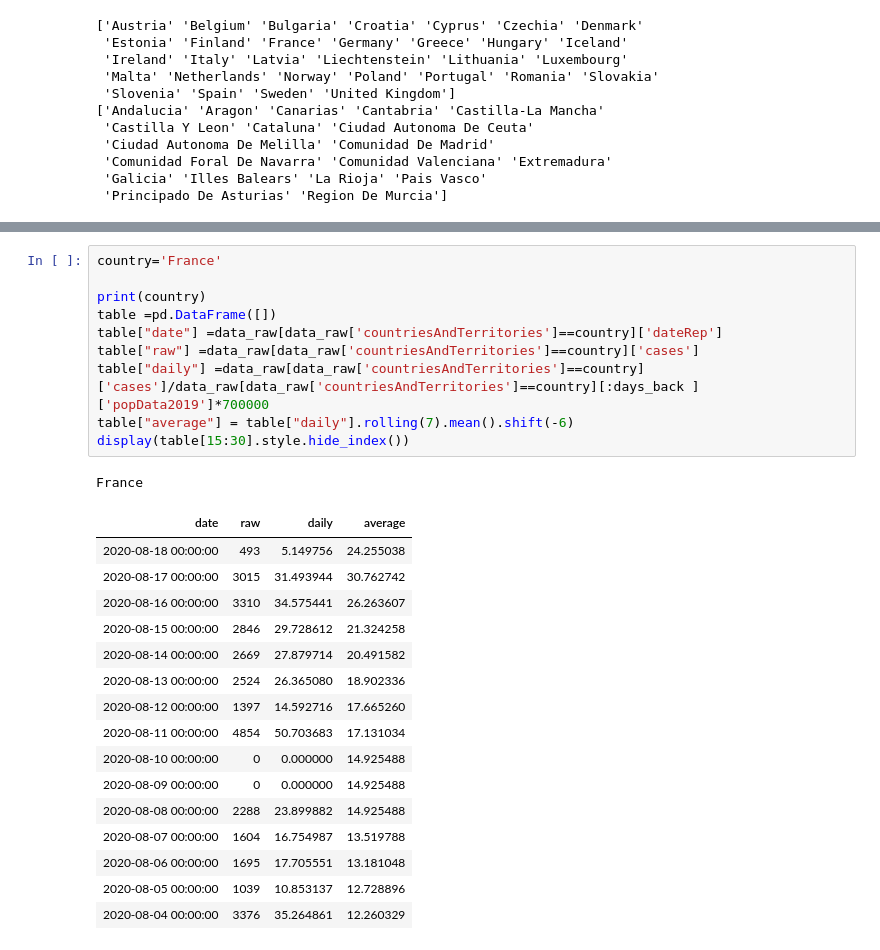
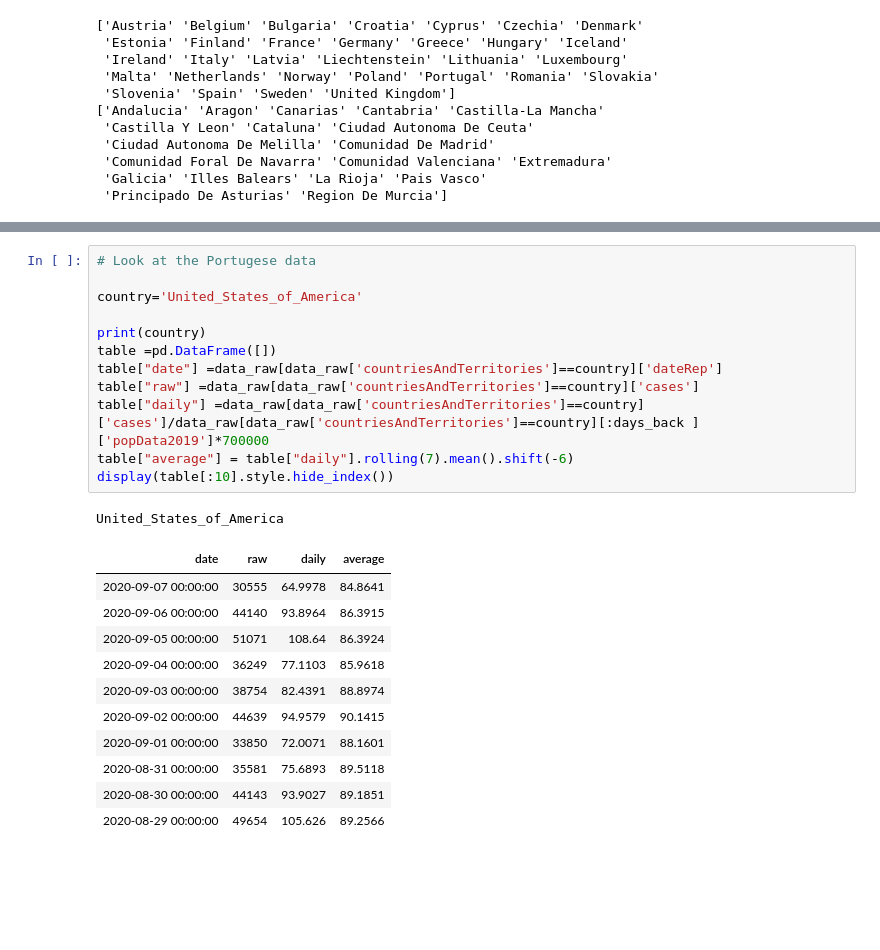
Before and after one commit to gowen100/Public-Code, a Jupyter notebook: ECDC_Covid_Data_and_Graphs.ipynb, the cells around one changed output, grey strips where cells are left out. Saved outputs shown, nothing was run; the diff lists cells and outputs as text; blank space fills up the shorter version.

```diff
--- a/ECDC_Covid_Data_and_Graphs.ipynb
+++ b/ECDC_Covid_Data_and_Graphs.ipynb
@@ -210,28 +214,25 @@ Portugal
 # %%
-country='France'
+# Look at the Portugese data
+
+country='United_States_of_America'
 
 print(country)
 table =pd.DataFrame([])
 table["date"] =data_raw[data_raw['countriesAndTerritories']==country]['dateRep']
 table["raw"] =data_raw[data_raw['countriesAndTerritories']==country]['cases']
 table["daily"] =data_raw[data_raw['countriesAndTerritories']==country]['cases']/data_raw[data_raw['countriesAndTerritories']==country][:days_back ]['popData2019']*700000
 table["average"] = table["daily"].rolling(7).mean().shift(-6)
-display(table[15:30].style.hide_index())
+display(table[:10].style.hide_index())
 # %% [output]
-France
+United_States_of_America
 | date | raw | daily | average |
-| 2020-08-18 00:00:00 | 493 | 5.149756 | 24.255038 |
-| 2020-08-17 00:00:00 | 3015 | 31.493944 | 30.762742 |
-| 2020-08-16 00:00:00 | 3310 | 34.575441 | 26.263607 |
-| 2020-08-15 00:00:00 | 2846 | 29.728612 | 21.324258 |
-| 2020-08-14 00:00:00 | 2669 | 27.879714 | 20.491582 |
-| 2020-08-13 00:00:00 | 2524 | 26.365080 | 18.902336 |
-| 2020-08-12 00:00:00 | 1397 | 14.592716 | 17.665260 |
-| 2020-08-11 00:00:00 | 4854 | 50.703683 | 17.131034 |
-| 2020-08-10 00:00:00 | 0 | 0.000000 | 14.925488 |
-| 2020-08-09 00:00:00 | 0 | 0.000000 | 14.925488 |
-| 2020-08-08 00:00:00 | 2288 | 23.899882 | 14.925488 |
-| 2020-08-07 00:00:00 | 1604 | 16.754987 | 13.519788 |
-| 2020-08-06 00:00:00 | 1695 | 17.705551 | 13.181048 |
-| 2020-08-05 00:00:00 | 1039 | 10.853137 | 12.728896 |
-| 2020-08-04 00:00:00 | 3376 | 35.264861 | 12.260329 |
+| 2020-09-07 00:00:00 | 30555 | 64.9978 | 84.8641 |
+| 2020-09-06 00:00:00 | 44140 | 93.8964 | 86.3915 |
+| 2020-09-05 00:00:00 | 51071 | 108.64 | 86.3924 |
+| 2020-09-04 00:00:00 | 36249 | 77.1103 | 85.9618 |
+| 2020-09-03 00:00:00 | 38754 | 82.4391 | 88.8974 |
+| 2020-09-02 00:00:00 | 44639 | 94.9579 | 90.1415 |
+| 2020-09-01 00:00:00 | 33850 | 72.0071 | 88.1601 |
+| 2020-08-31 00:00:00 | 35581 | 75.6893 | 89.5118 |
+| 2020-08-30 00:00:00 | 44143 | 93.9027 | 89.1851 |
+| 2020-08-29 00:00:00 | 49654 | 105.626 | 89.2566 |
```
Also changed, not shown: parts of 9 cells of this notebook, 1 other file.
